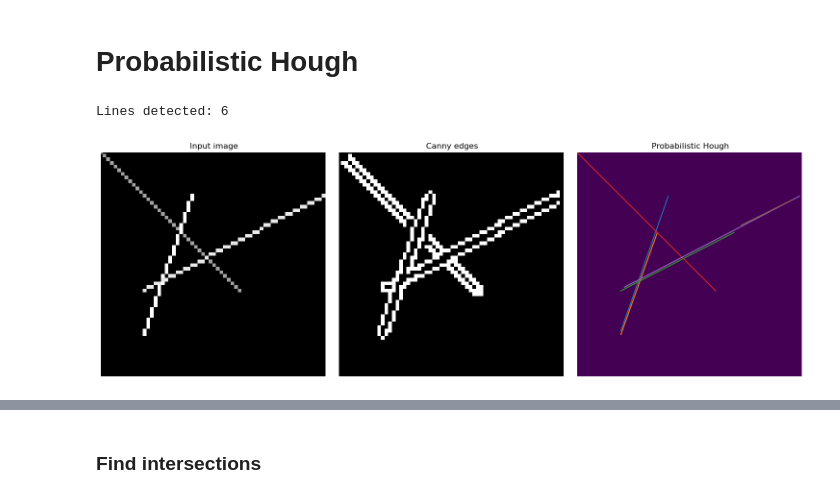
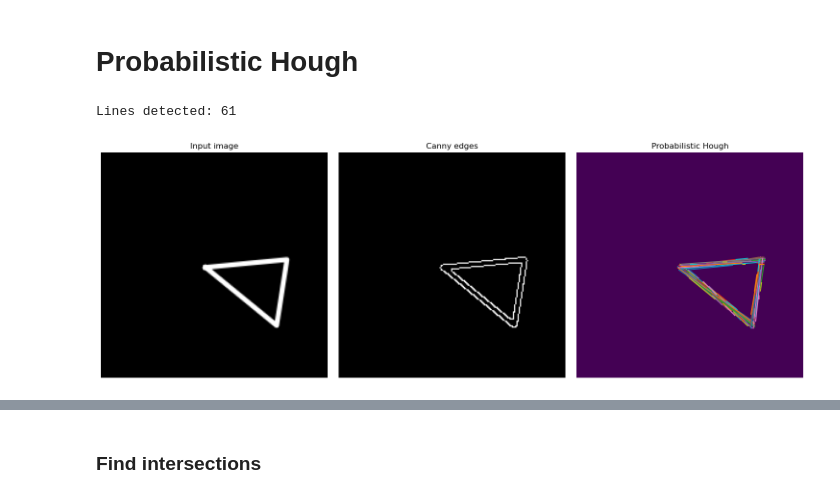
Before and after one commit to NaturalAGI-Lab/NaturalAGI, a Jupyter notebook: src/shapes_detector.ipynb, the cells around one changed output, grey strips where cells are left out. Drawn from its saved outputs; the diff is of its cells as text; code cells hidden in the pictures.

```diff
--- a/src/shapes_detector.ipynb
+++ b/src/shapes_detector.ipynb
@@ -299,38 +299,38 @@ from skimage.feature import canny
 from matplotlib import cm
 
 # Line finding using the Probabilistic Hough Transform
-image = cv2.imread(f'/Users/mlapin/Development/personal/NaturalAGI/tests/test-data/exported_img_comp.png', 0) #Fails if uses as-is due to bright background.
+image = cv2.imread(f'/Users/mlapin/Development/personal/NaturalAGI/training_data/triangle_black_100x100_np_9.png' , 0) #Fails if uses as-is due to bright background.
 edges = canny(image, sigma=1.0, low_threshold=10, high_threshold=20)
 lines = probabilistic_hough_line(image, threshold=10, line_length=2, line_gap=7)
 
 print(f"Lines detected: {len(lines)}")
 
 # Generating figure 2
 fig, axes = plt.subplots(1, 3, figsize=(15, 5), sharex=True, sharey=True)
 ax = axes.ravel()
 
 ax[0].imshow(image, cmap=cm.gray)
 ax[0].set_title('Input image')
 
 ax[1].imshow(edges, cmap=cm.gray)
 ax[1].set_title('Canny edges')
 
 ax[2].imshow(edges * 0)
 for line in lines:
     p0, p1 = line
     ax[2].plot((p0[0], p1[0]), (p0[1], p1[1]))
 ax[2].set_xlim((0, image.shape[1]))
 ax[2].set_ylim((image.shape[0], 0))
 ax[2].set_title('Probabilistic Hough')
 
 for a in ax:
     a.set_axis_off()
 
 plt.tight_layout()
 plt.show()
 # %% [output]
-Lines detected: 6
+Lines detected: 61
-[figure, old version]
+[figure, new version]
 # %%
 import numpy as np
 from math import atan2, degrees
```
Also changed, not shown: parts of 10 cells of this notebook, 13 other files.
